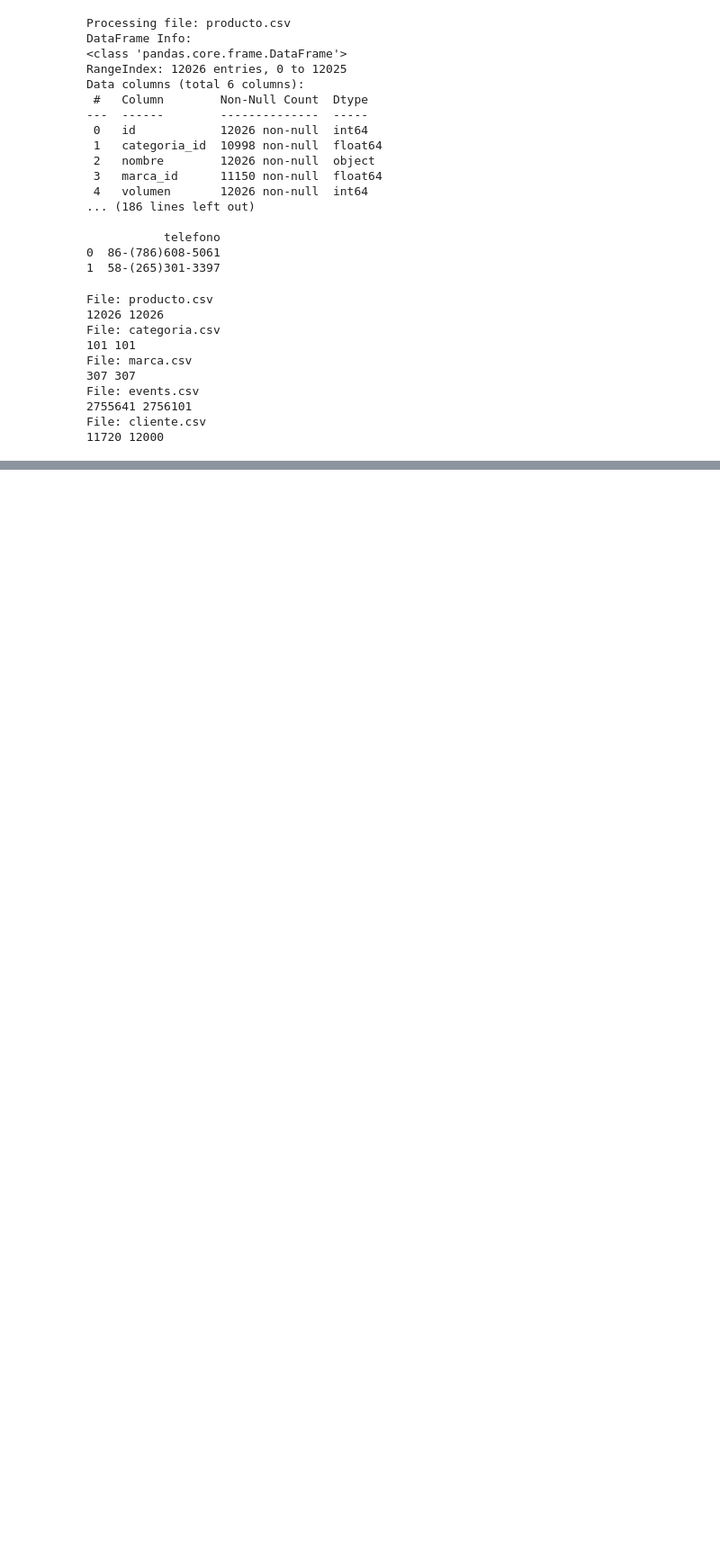
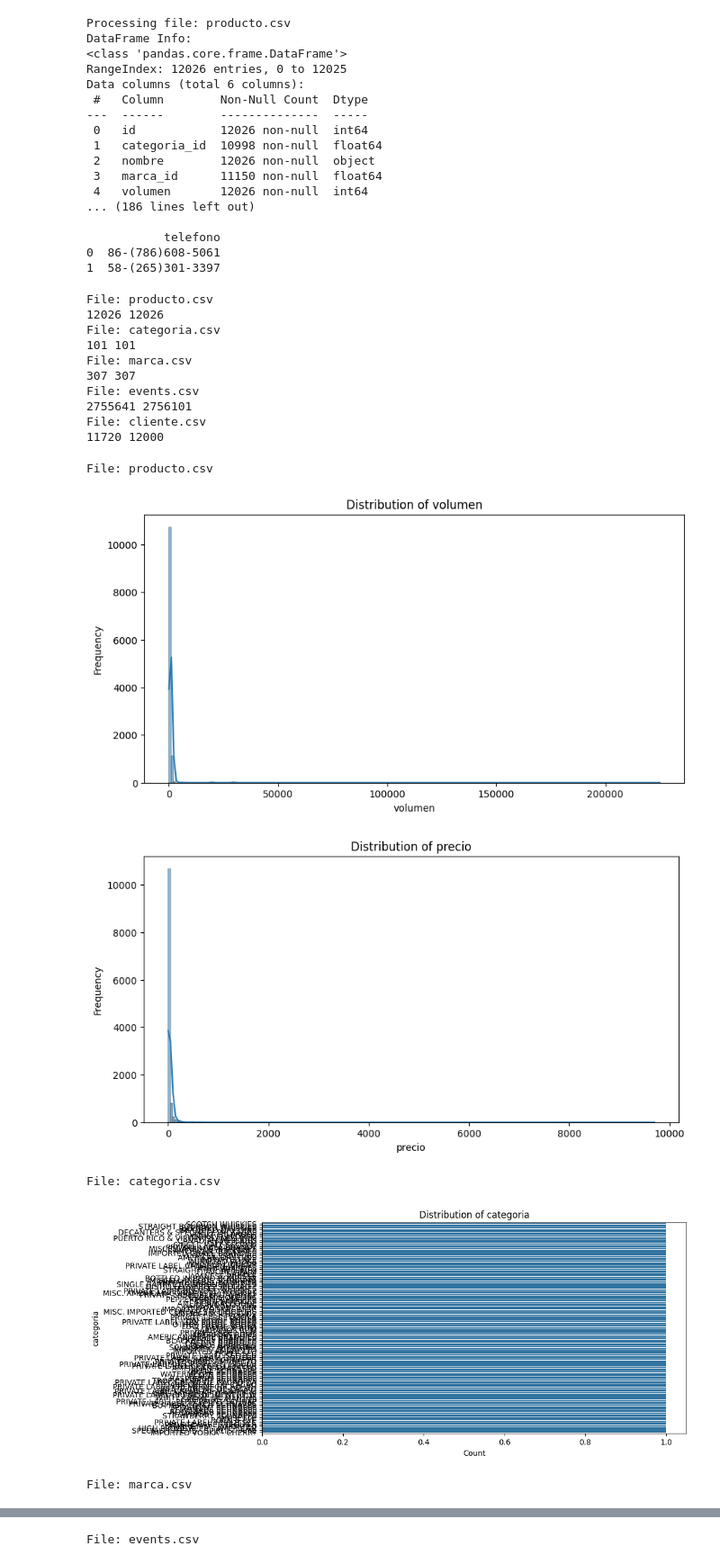
Before and after one commit to DiggsPapu/lab2_MLE, a Jupyter notebook: data_exploration.ipynb, the cells around one changed output, grey strips where cells are left out. Shown at 90% size. Drawn from its saved outputs; the diff is of its cells as text; code cells hidden in the pictures; blank space fills up the shorter version.

Commit message:
feat: distributions

```diff
--- a/data_exploration.ipynb
+++ b/data_exploration.ipynb
@@ -103,3 +104,40 @@ File: events.csv
 2755641 2756101
 File: cliente.csv
 11720 12000
+# %%
+def display_distributions_stats(df):
+    """
+    Displays the distribution of numerical columns in the DataFrame.
+
+    Parameters:
+    df (pd.DataFrame): The DataFrame to analyze.
+    """
+    numerical_cols = df.select_dtypes(include=[np.number]).columns.tolist()
+    for col in numerical_cols:
+        if not re.search(r'(id|timestamp)', col):
+            plt.figure(figsize=(10, 5))
+            sns.histplot(df[col], kde=True)
+            plt.title(f'Distribution of {col}')
+            plt.xlabel(col)
+            plt.ylabel('Frequency')
+            plt.show()
+    not_numerical_cols = df.select_dtypes(exclude=[np.number]).columns.tolist()
+    for col in not_numerical_cols:
+        if not re.search(r'(nombre|apellido|correo|telefono)', col):
+            plt.figure(figsize=(10, 5))
+            sns.countplot(y=df[col])
+            plt.title(f'Distribution of {col}')
+            plt.xlabel('Count')
+            plt.ylabel(col)
+            plt.show()
+# %%
+for key, df in dfs.items():
+    print(f"File: {key}")
+    display_distributions_stats(df)
+# %% [output]
+File: producto.csv
+[figure, added]
+[figure, added]
+File: categoria.csv
+[figure, added]
+File: marca.csv
@@ -105,0 +145 @@ File: cliente.csv
+File: events.csv
```
Also changed, not shown: parts of 3 cells of this notebook.
